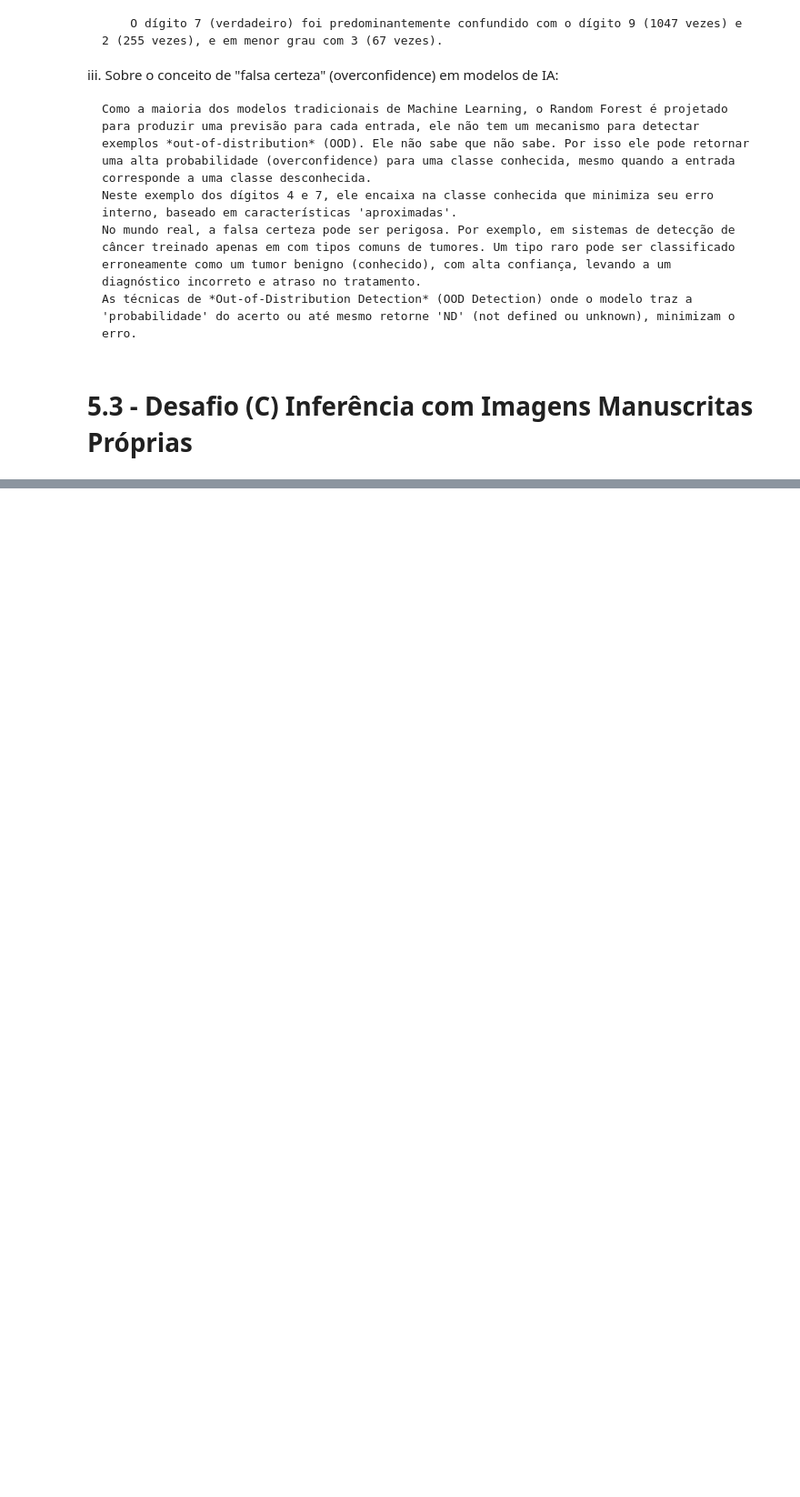
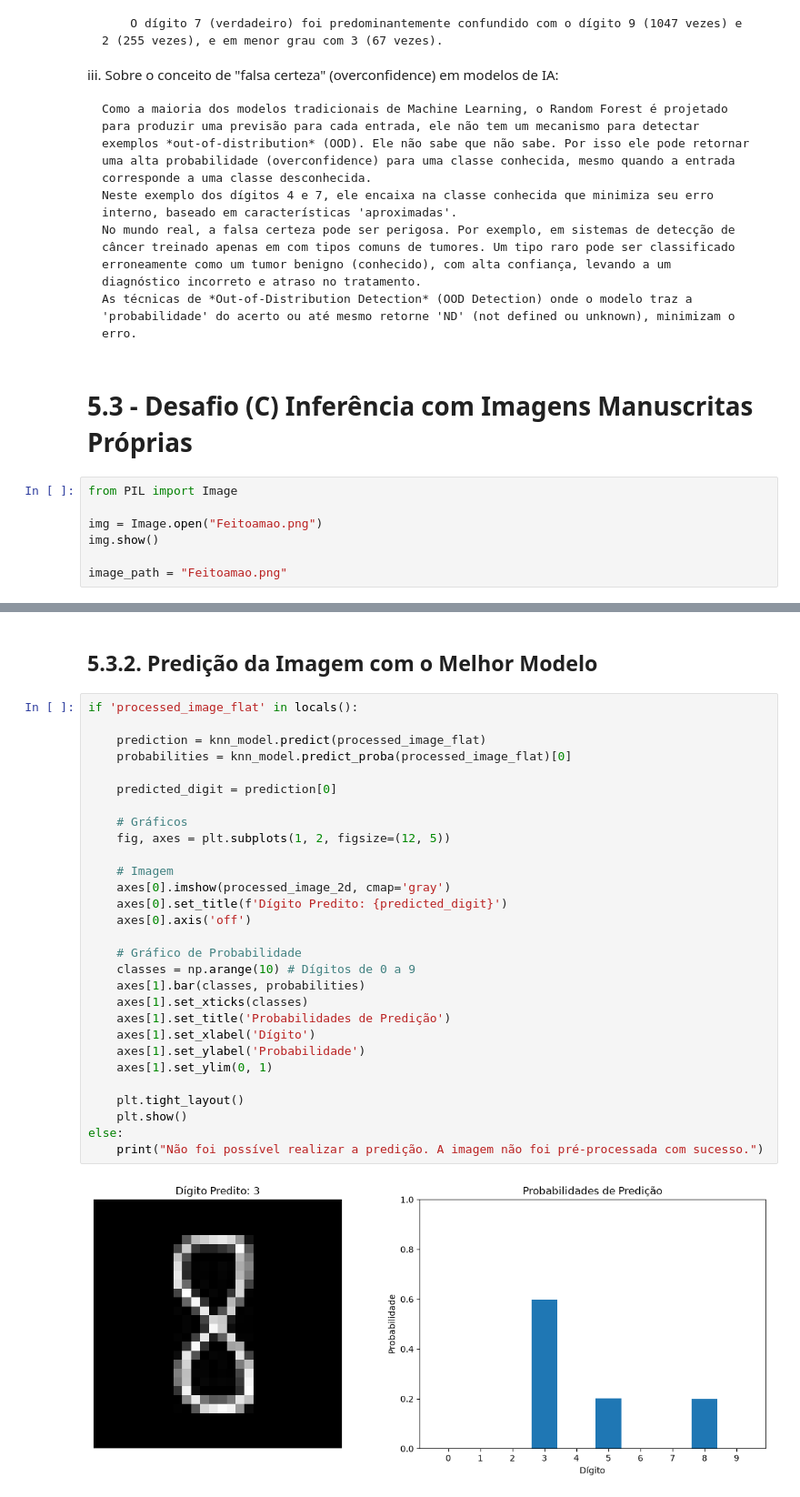
Before and after one commit to giselemachado1978-ai/MiniProjeto_Modulo2_IA-1_SCTEC, a Jupyter notebook: MiniProjetoMod2.ipynb, the cells around one changed output, grey strips where cells are left out. Shown at 91% size. Saved outputs shown, nothing was run; the diff lists cells and outputs as text; blank space fills up the shorter version.

```diff
--- a/MiniProjetoMod2.ipynb
+++ b/MiniProjetoMod2.ipynb
@@ -449,3 +449,10 @@ iii. Sobre o conceito de "falsa certeza" (overconfidence) em modelos de IA:
     As técnicas de *Out-of-Distribution Detection* (OOD Detection) onde o modelo traz a 'probabilidade' do acerto ou até mesmo retorne 'ND' (not defined ou unknown), minimizam o erro.
 # %% [markdown]
 # 5.3 - Desafio (C) Inferência com Imagens Manuscritas Próprias
+# %%
+from PIL import Image
+
+img = Image.open("Feitoamao.png")
+img.show()
+
+image_path = "Feitoamao.png"
@@ -451,0 +538,33 @@ iii. Sobre o conceito de "falsa certeza" (overconfidence) em modelos de IA:
+# %% [markdown]
+## 5.3.2. Predição da Imagem com o Melhor Modelo
+# %%
+if 'processed_image_flat' in locals():
+
+    prediction = knn_model.predict(processed_image_flat)
+    probabilities = knn_model.predict_proba(processed_image_flat)[0]
+
+    predicted_digit = prediction[0]
+
+    # Gráficos
+    fig, axes = plt.subplots(1, 2, figsize=(12, 5))
+
+    # Imagem
+    axes[0].imshow(processed_image_2d, cmap='gray')
+    axes[0].set_title(f'Dígito Predito: {predicted_digit}')
+    axes[0].axis('off')
+
+    # Gráfico de Probabilidade
+    classes = np.arange(10) # Dígitos de 0 a 9
+    axes[1].bar(classes, probabilities)
+    axes[1].set_xticks(classes)
+    axes[1].set_title('Probabilidades de Predição')
+    axes[1].set_xlabel('Dígito')
+    axes[1].set_ylabel('Probabilidade')
+    axes[1].set_ylim(0, 1)
+
+    plt.tight_layout()
+    plt.show()
+else:
+    print("Não foi possível realizar a predição. A imagem não foi pré-processada com sucesso.")
+# %% [output]
+[figure, added]
```
Also changed, not shown: parts of 3 cells of this notebook.
